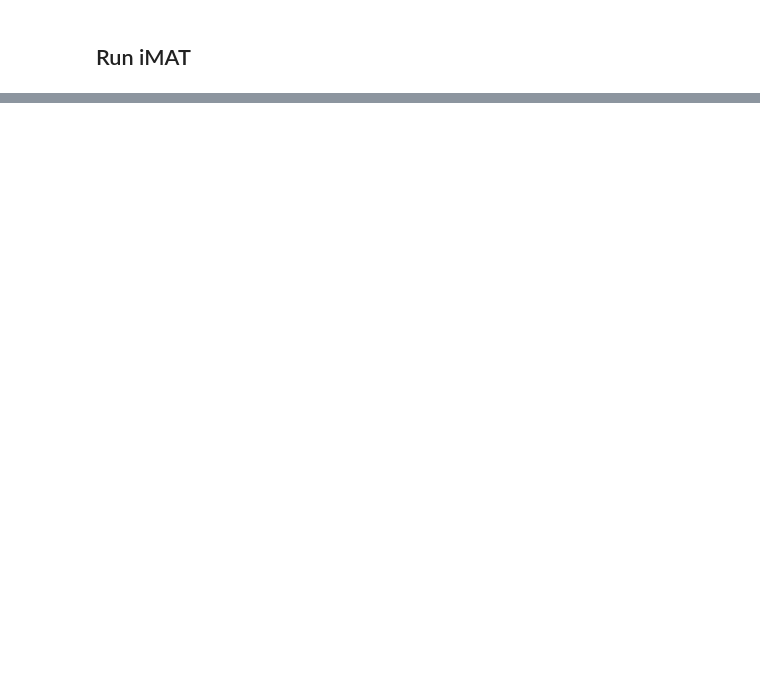
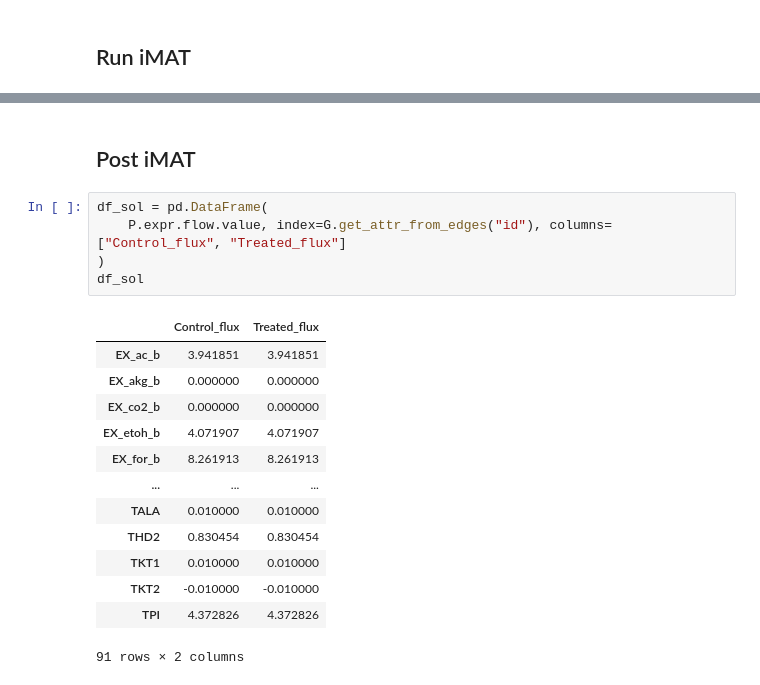
Before and after one commit to Bisho2122/CORNETO_GEM_RNA, a Jupyter notebook: tutorial.ipynb, the cells around one changed output, grey strips where cells are left out. Cells and saved outputs as stored; diff of their text form; blank space fills up the shorter version.

```diff
--- a/tutorial.ipynb
+++ b/tutorial.ipynb
@@ -116,0 +150,21 @@ ValueError: The 'minimize' objective must resolve to a scalar.
+# %% [markdown]
+## Post iMAT
+# %%
+df_sol = pd.DataFrame(
+    P.expr.flow.value, index=G.get_attr_from_edges("id"), columns=["Control_flux", "Treated_flux"]
+)
+df_sol
+# %% [output]
+|  | Control_flux | Treated_flux |
+| EX_ac_b | 3.941851 | 3.941851 |
+| EX_akg_b | 0.000000 | 0.000000 |
+| EX_co2_b | 0.000000 | 0.000000 |
+| EX_etoh_b | 4.071907 | 4.071907 |
+| EX_for_b | 8.261913 | 8.261913 |
+| ... | ... | ... |
+| TALA | 0.010000 | 0.010000 |
+| THD2 | 0.830454 | 0.830454 |
+| TKT1 | 0.010000 | 0.010000 |
+| TKT2 | -0.010000 | -0.010000 |
+| TPI | 4.372826 | 4.372826 |
+91 rows × 2 columns
```
Also changed, not shown: parts of 8 cells of this notebook.
